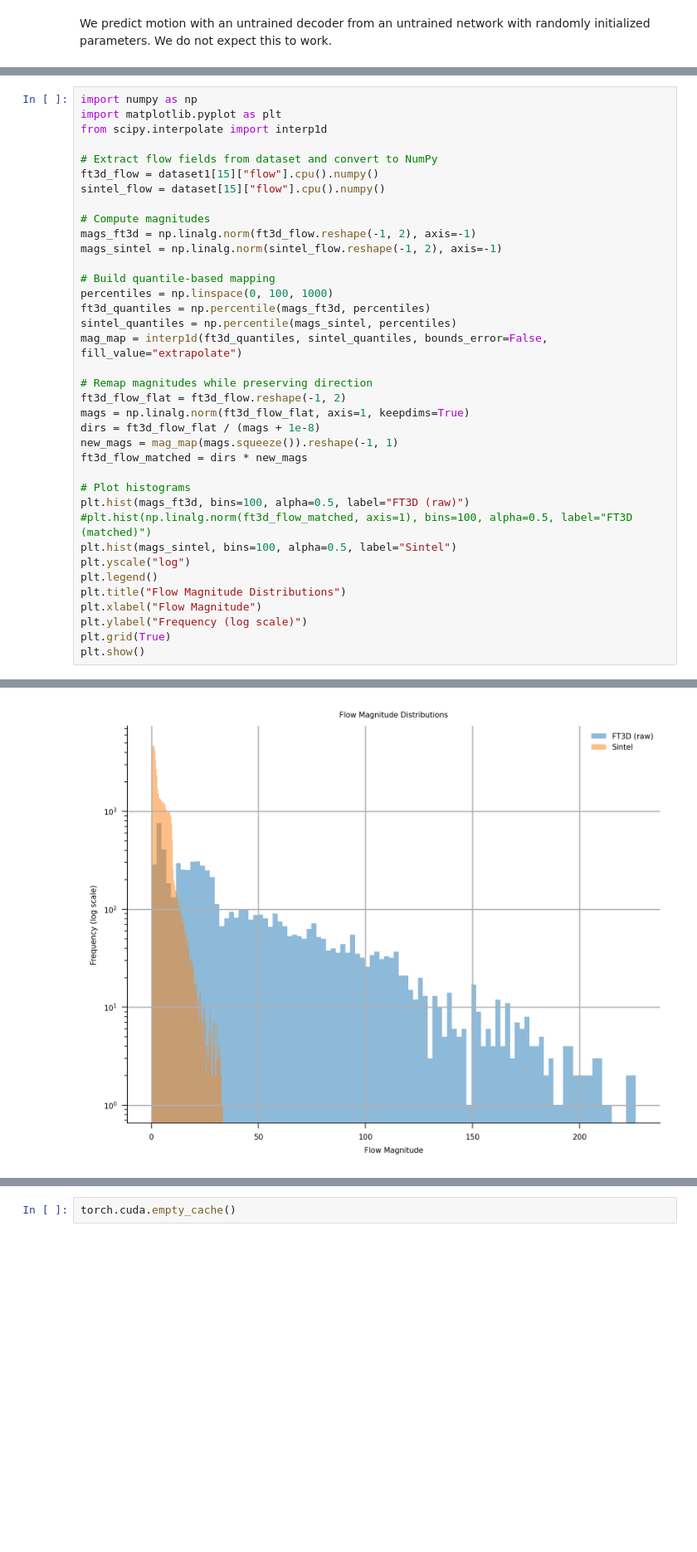
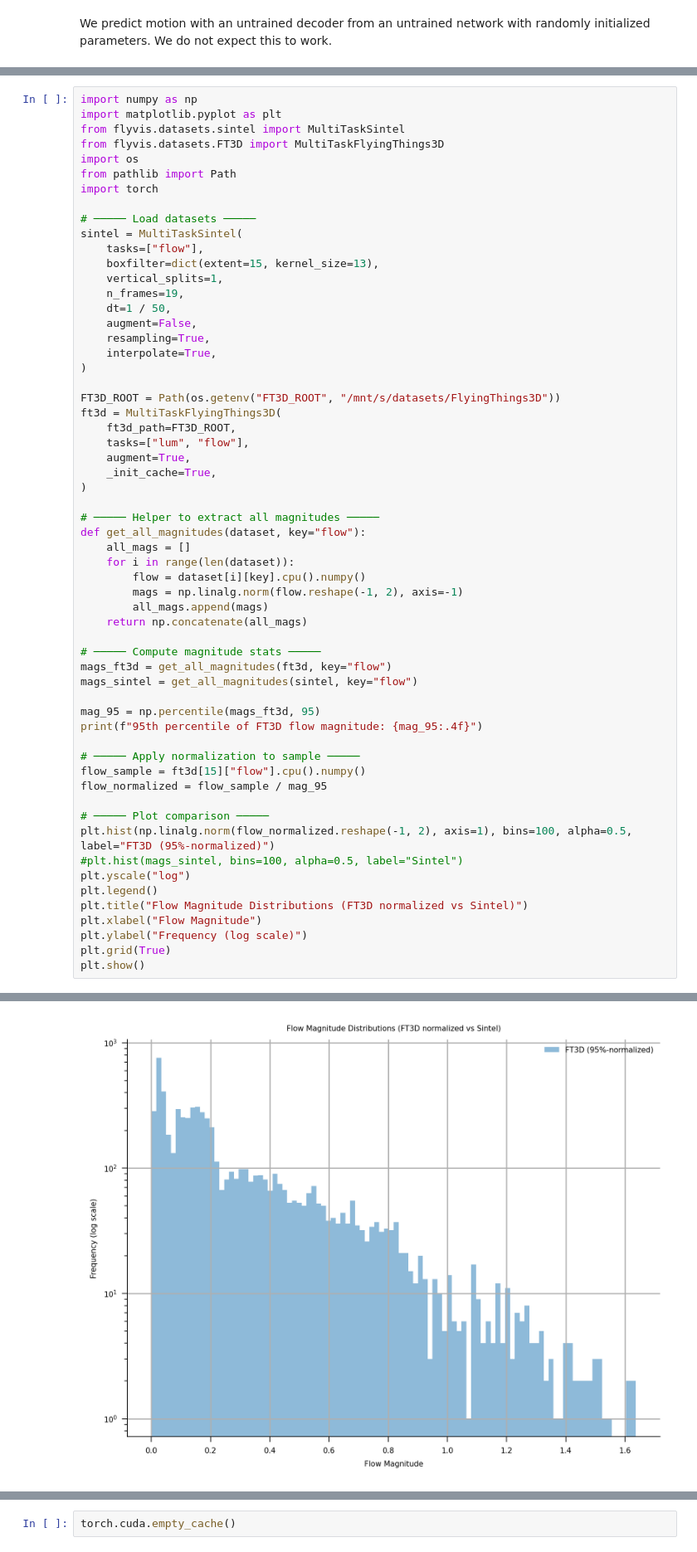
Before and after one commit to greenfire0/flyvis, a Jupyter notebook: examples/mc/02_flyvision_optic_flow_task.ipynb, the cells around one changed output, grey strips where cells are left out. Shown at 83% size. Cells and saved outputs as stored; diff of their text form; blank space fills up the shorter version.

```diff
--- a/examples/mc/02_flyvision_optic_flow_task.ipynb
+++ b/examples/mc/02_flyvision_optic_flow_task.ipynb
@@ -505,36 +502,58 @@ animation.animate_in_notebook()
 # %%
 import numpy as np
 import matplotlib.pyplot as plt
-from scipy.interpolate import interp1d
+from flyvis.datasets.sintel import MultiTaskSintel
+from flyvis.datasets.FT3D import MultiTaskFlyingThings3D
+import os
+from pathlib import Path
+import torch
 
-# Extract flow fields from dataset and convert to NumPy
-ft3d_flow = dataset1[15]["flow"].cpu().numpy()
-sintel_flow = dataset[15]["flow"].cpu().numpy()
+# ───── Load datasets ─────
+sintel = MultiTaskSintel(
+    tasks=["flow"],
+    boxfilter=dict(extent=15, kernel_size=13),
+    vertical_splits=1,
+    n_frames=19,
+    dt=1 / 50,
+    augment=False,
+    resampling=True,
+    interpolate=True,
+)
 
-# Compute magnitudes
-mags_ft3d = np.linalg.norm(ft3d_flow.reshape(-1, 2), axis=-1)
-mags_sintel = np.linalg.norm(sintel_flow.reshape(-1, 2), axis=-1)
+FT3D_ROOT = Path(os.getenv("FT3D_ROOT", "/mnt/s/datasets/FlyingThings3D"))
+ft3d = MultiTaskFlyingThings3D(
+    ft3d_path=FT3D_ROOT,
+    tasks=["lum", "flow"],
+    augment=True,
+    _init_cache=True,
+)
 
-# Build quantile-based mapping
-percentiles = np.linspace(0, 100, 1000)
-ft3d_quantiles = np.percentile(mags_ft3d, percentiles)
-sintel_quantiles = np.percentile(mags_sintel, percentiles)
-mag_map = interp1d(ft3d_quantiles, sintel_quantiles, bounds_error=False, fill_value="extrapolate")
+# ───── Helper to extract all magnitudes ─────
+def get_all_magnitudes(dataset, key="flow"):
+    all_mags = []
+    for i in range(len(dataset)):
+        flow = dataset[i][key].cpu().numpy()
+        mags = np.linalg.norm(flow.reshape(-1, 2), axis=-1)
+        all_mags.append(mags)
+    return np.concatenate(all_mags)
 
-# Remap magnitudes while preserving direction
-ft3d_flow_flat = ft3d_flow.reshape(-1, 2)
-mags = np.linalg.norm(ft3d_flow_flat, axis=1, keepdims=True)
-dirs = ft3d_flow_flat / (mags + 1e-8)
-new_mags = mag_map(mags.squeeze()).reshape(-1, 1)
-ft3d_flow_matched = dirs * new_mags
+# ───── Compute magnitude stats ─────
+mags_ft3d = get_all_magnitudes(ft3d, key="flow")
+mags_sintel = get_all_magnitudes(sintel, key="flow")
 
-# Plot histograms
-plt.hist(mags_ft3d, bins=100, alpha=0.5, label="FT3D (raw)")
-#plt.hist(np.linalg.norm(ft3d_flow_matched, axis=1), bins=100, alpha=0.5, label="FT3D (matched)")
-plt.hist(mags_sintel, bins=100, alpha=0.5, label="Sintel")
+mag_95 = np.percentile(mags_ft3d, 95)
+print(f"95th percentile of FT3D flow magnitude: {mag_95:.4f}")
+
+# ───── Apply normalization to sample ─────
+flow_sample = ft3d[15]["flow"].cpu().numpy()
+flow_normalized = flow_sample / mag_95
+
+# ───── Plot comparison ─────
+plt.hist(np.linalg.norm(flow_normalized.reshape(-1, 2), axis=1), bins=100, alpha=0.5, label="FT3D (95%-normalized)")
+#plt.hist(mags_sintel, bins=100, alpha=0.5, label="Sintel")
 plt.yscale("log")
 plt.legend()
-plt.title("Flow Magnitude Distributions")
+plt.title("Flow Magnitude Distributions (FT3D normalized vs Sintel)")
 plt.xlabel("Flow Magnitude")
 plt.ylabel("Frequency (log scale)")
 plt.grid(True)
@@ -543,4 +564,4 @@ plt.show()
-[figure, old version]
+[figure, new version]
 # %%
 class MatchFlowCDF:
     """
```
Also changed, not shown: parts of 7 cells of this notebook, 1 other file.
